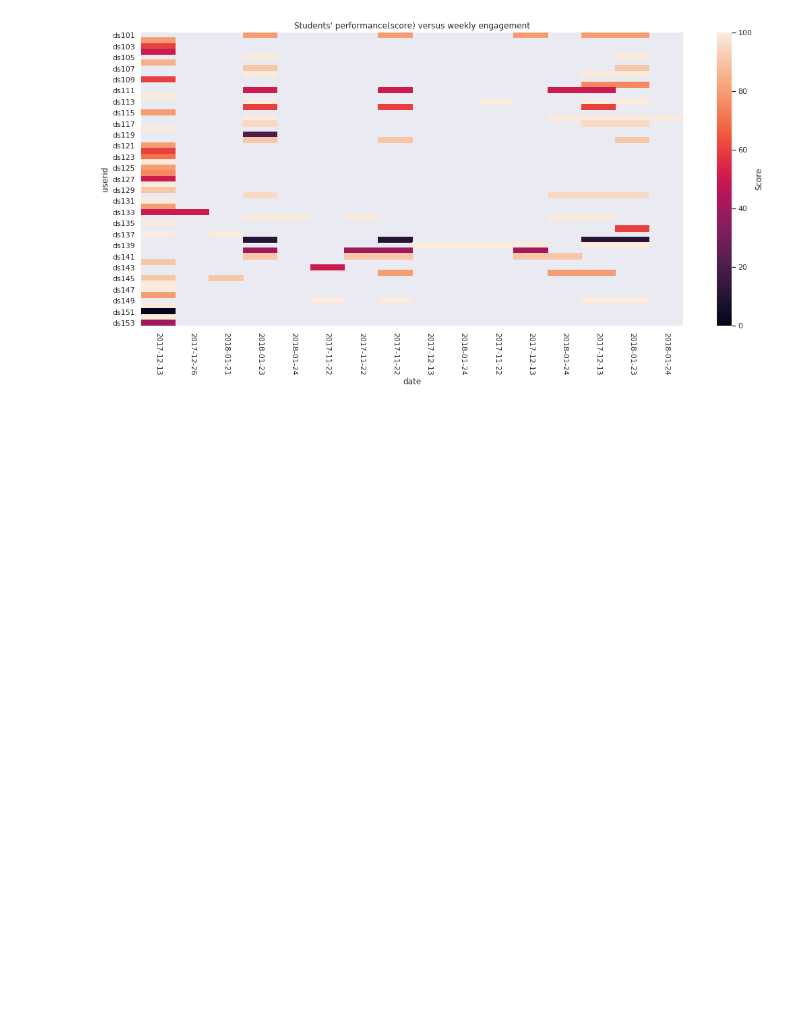
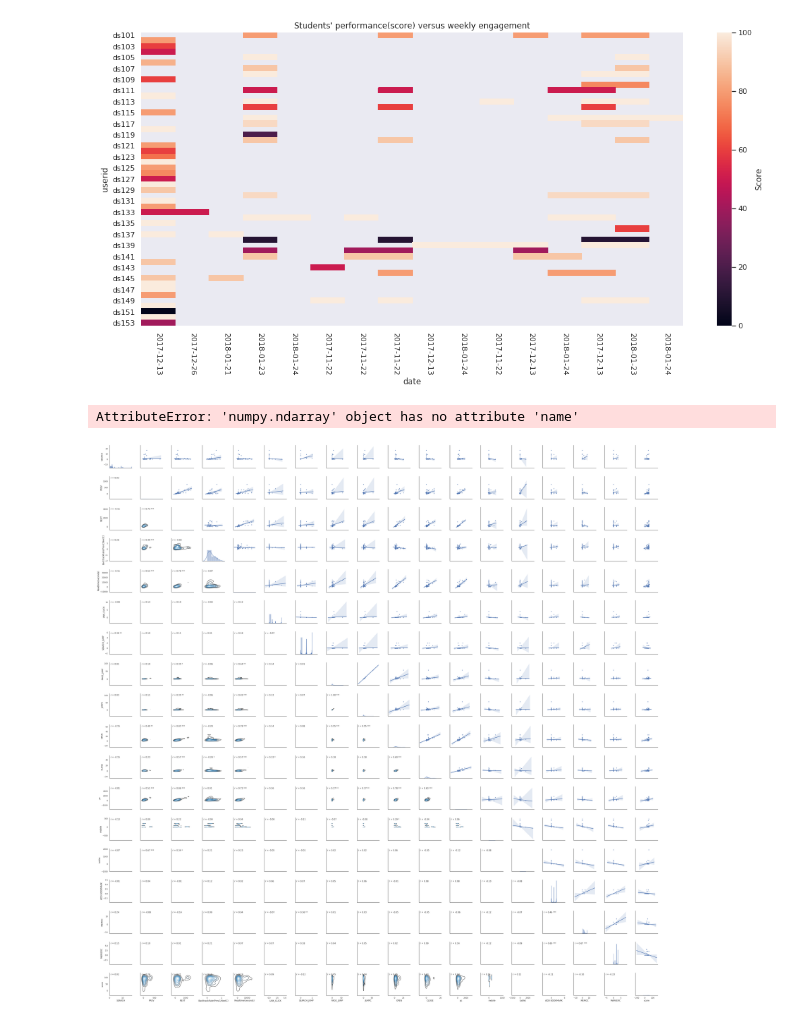
Before and after one commit to owen198/kyoto_ebook, a Jupyter notebook: Data visualization.ipynb, the cells around one changed output. Drawn from its saved outputs; the diff is of its cells as text; code cells hidden in the pictures; blank space fills up the shorter version.

Commit message:
add attribute

```diff
--- a/Data visualization.ipynb
+++ b/Data visualization.ipynb
@@ -115,3 +115,46 @@ ax1.set_xticklabels(kyoto_x_all['date'].dt.strftime('%Y-%m-%d'), rotation=-90)
  Text(14.5,0,'2018-01-23'),
  Text(15.5,0,'2018-01-24')]
 [figure]
+# %%
+sns.set(style='white')
+
+def corrfunc(x, y, **kws):
+    r, p = stats.pearsonr(x, y)
+    p_stars = ''
+    if p <= 0.05:
+        p_stars = '*'
+    if p <= 0.01:
+        p_stars = '**'
+    if p <= 0.001:
+        p_stars = '***'
+    ax = plt.gca()
+    ax.annotate('r = {:.2f} '.format(r) + p_stars,
+              xy=(0.05, 0.9), xycoords=ax.transAxes)
+
+def annotate_colname(x, **kws):
+    ax = plt.gca()
+    ax.annotate(x.name, xy=(0.05, 0.9), xycoords=ax.transAxes,
+              fontweight='bold')
+
+def cor_matrix(df):
+    g = sns.PairGrid(df, palette=['red'])
+  # Use normal regplot as `lowess=True` doesn't provide CIs.
+    g.map_upper(sns.regplot, scatter_kws={'s':10})
+    g.map_diag(sns.distplot)
+    g.map_lower(sns.kdeplot, cmap='Blues_d')
+    g.map_lower(corrfunc)
+    g.map_diag(annotate_colname)
+  # Remove axis labels, as they're in the diagonals.
+    for ax in g.axes.flatten():
+        ax.set_ylabel('')
+        ax.set_xlabel('')
+    return g
+# %%
+kyoto_1_x = pd.read_csv('dataset/Week1filter.csv')
+kyoto_1_x = pd.merge(kyoto_1_x, kyoto_1_score, on='userid')
+kyoto_1_x = kyoto_1_x.drop(['userid'], axis=1)
+
+cor_matrix(kyoto_1_x)
+# %% [output]
+AttributeError: 'numpy.ndarray' object has no attribute 'name'
+[figure, added]
```
Also changed, not shown: parts of 1 cell of this notebook, 1 other file.
